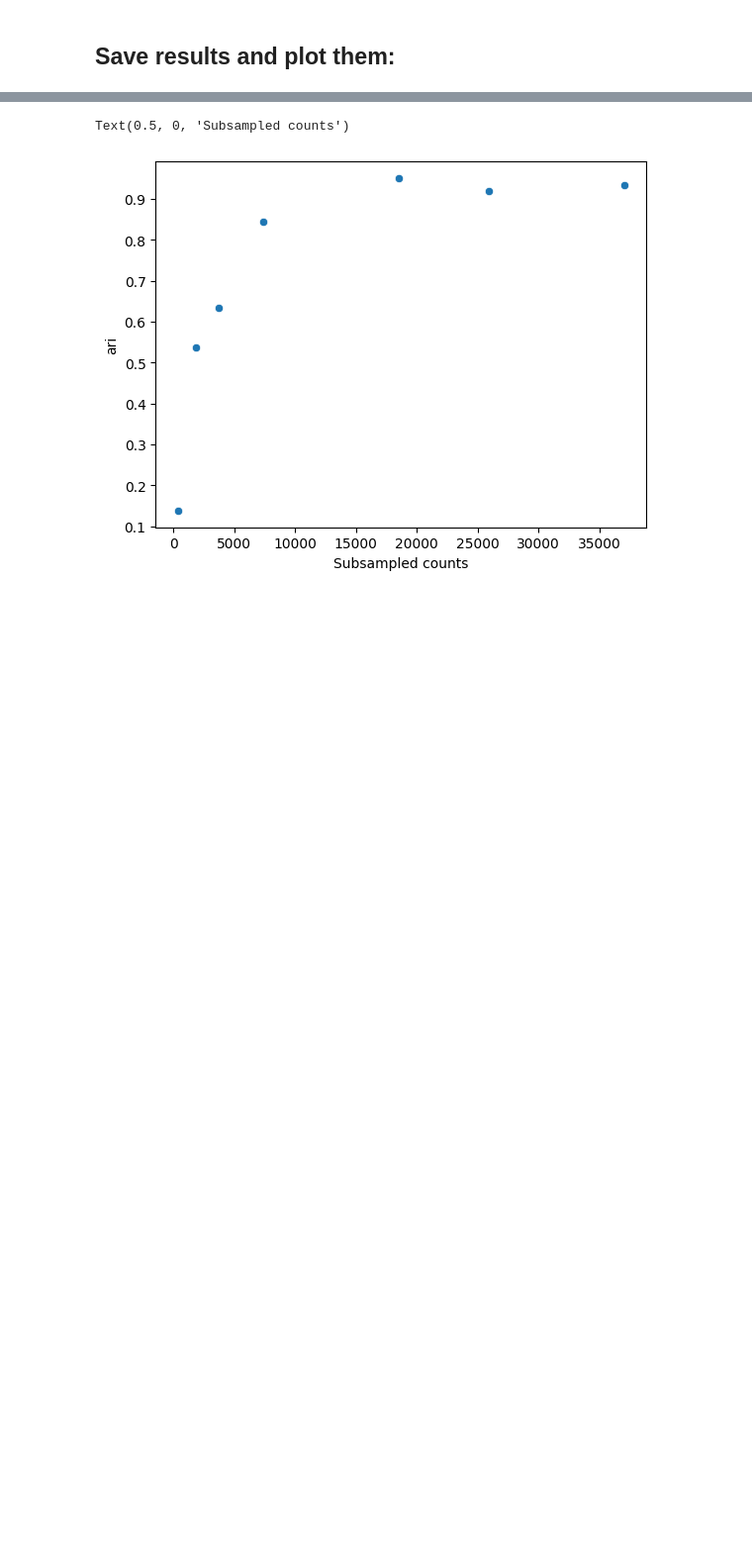
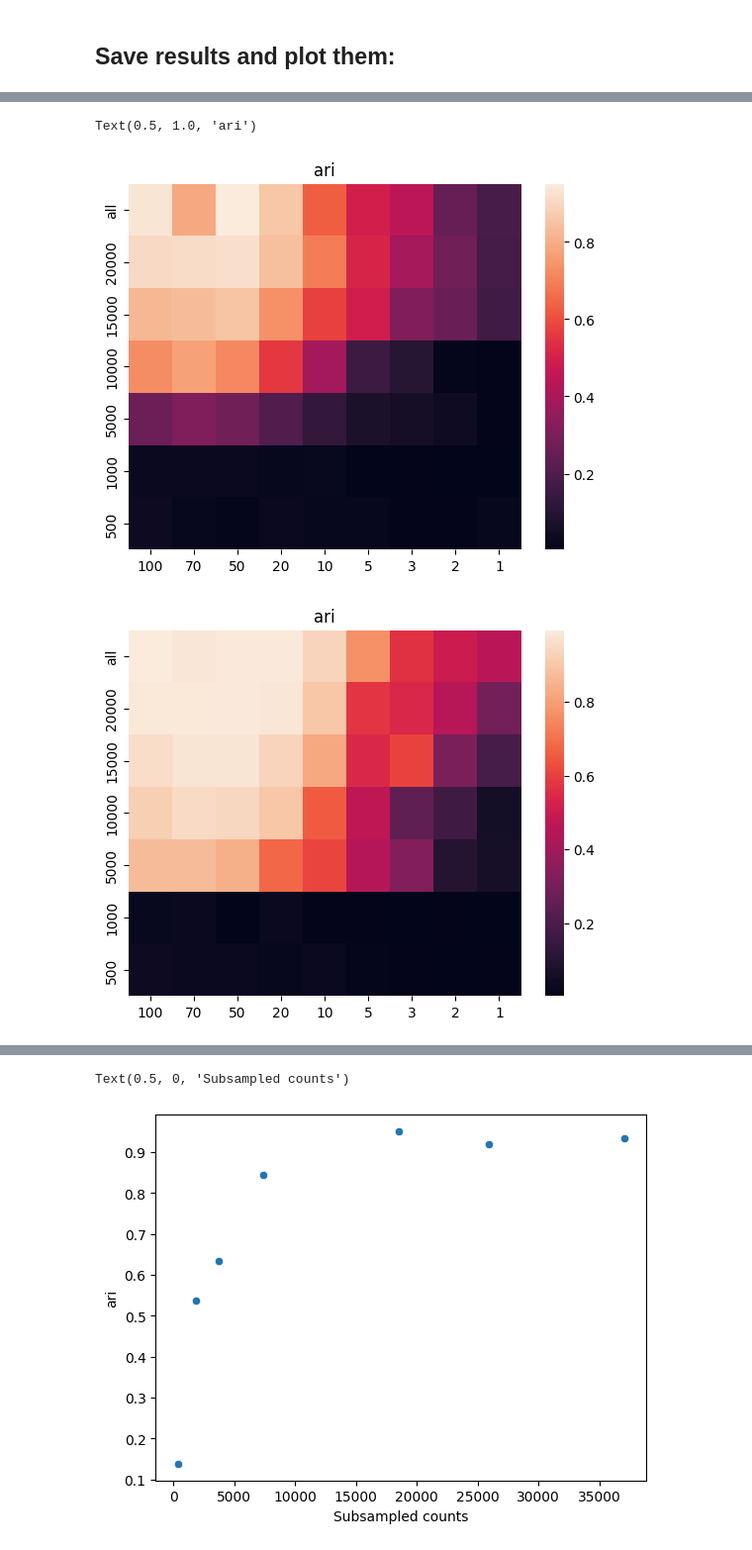
Before and after one commit to Moldia/InSituCNV, a Jupyter notebook: Figure2/04_Compare_results_using_metrics/batch_evaluation_of_simulations.ipynb, the cells around one changed output, grey strips where cells are left out. Shown at 99% size. Cells and saved outputs as stored; diff of their text form; code cells hidden in the pictures; blank space fills up the shorter version.

Commit message:
simulation_metrics

```diff
--- a/Figure2/04_Compare_results_using_metrics/batch_evaluation_of_simulations.ipynb
+++ b/Figure2/04_Compare_results_using_metrics/batch_evaluation_of_simulations.ipynb
@@ -120,5 +103,3 @@ processed_datasets_counts=[f  for f in processed_datasets if 'counts' in f]
 We aim to compare the output of CNV prediction on simulated datasets, first varying the number of counts captured on each cell
 # %%
 file='CNV_simulated_subsampled_counts_1_CNVinf.h5ad'
-# %%
-adata=sc.read(os.path.join(path_simulation,file))
@@ -181,3 +185,32 @@ CNV_simulated_subsampled_counts_100_CNVinf.h5ad
 # %%
 saving_path='/home/sergio/Jnotebooks/inferCNV/InSituCNV/Figure2/04_Compare_results_using_metrics'
 results.to_csv(os.path.join(saving_path,'metrics_cnv_inference_across_counts.csv'))
+# %%
+import pandas as pd
+
+def create_condensed_dataframe(results, ari_column):
+    """
+    Create a pivot table from the results DataFrame with specified ARI column.
+
+    Parameters:
+        results (pd.DataFrame): Input DataFrame containing 'n_genes', 'n_counts', and ARI values.
+        ari_column (str): Column name in `results` that contains ARI values.
+
+    Returns:
+        pd.DataFrame: Pivot table with 'n_genes' as index and 'n_counts' as columns.
+    """
+    ari_all = pd.DataFrame(index=results['n_genes'].unique(),
+                           columns=sorted(results['n_counts'].unique()))
+
+    for i in results.index:
+        ari_all.loc[results.loc[i, 'n_genes'], results.loc[i, 'n_counts']] = results.loc[i, ari_column]
+    n_genes = ['all', '20000', '15000', '10000', '5000', '1000', '500']
+    n_counts = ['100', '70', '50', '20', '10', '5', '3', '2', '1']
+
+    return ari_all#.loc[n_genes, n_counts]
+# %%
+results['n_counts']=results['n_subsample']
+# %%
+results_1=results[results['experiment']=='01']
+results_2=results[results['experiment']=='02']
+results_3=results[results['experiment']=='03']
@@ -183,0 +228,17 @@ results.to_csv(os.path.join(saving_path,'metrics_cnv_inference_across_counts.csv
+# %%
+ari_all=create_condensed_dataframe(results_1,'ari')
+plt.figure()
+sns.heatmap(ari_all.astype(float))
+plt.title('ari')
+plt.figure()
+ari_all=create_condensed_dataframe(results_2,'ari')
+sns.heatmap(ari_all.astype(float))
+plt.title('ari')
+plt.figure()
+ari_all=create_condensed_dataframe(results_3,'ari')
+sns.heatmap(ari_all.astype(float))
+plt.title('ari')
+# %% [output]
+Text(0.5, 1.0, 'ari')
+[figure, added]
+[figure, added]
```
Also changed, not shown: parts of 13 cells of this notebook, 1 other file.
